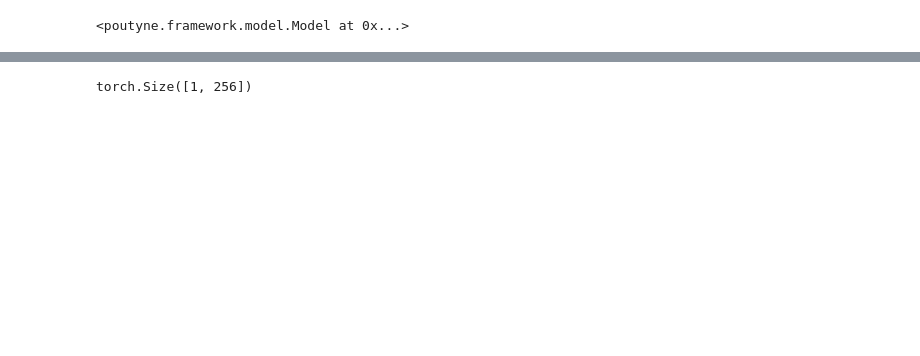
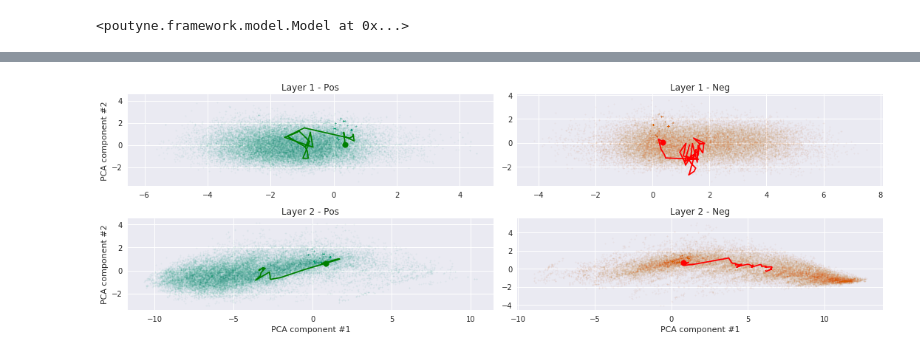
Before and after one commit to atremblay/mat6115, a Jupyter notebook: 2- Analysis.ipynb, the cells around one changed output, grey strips where cells are left out. Saved outputs shown, nothing was run; the diff lists cells and outputs as text; code cells hidden in the pictures; blank space fills up the shorter version.

```diff
--- a/2- Analysis.ipynb
+++ b/2- Analysis.ipynb
@@ -105,16 +135,0 @@ for i in range(num_layers):
-# %%
-pca_vanilla_2 = [PCA(n_components=2) for _ in range(num_layers)]
-pca_trained_2 = [PCA(n_components=2) for _ in range(num_layers)]
-
-
-vanilla = np.empty((num_layers, vanilla_hidden_states.shape[1], 2))
-trained = np.empty((num_layers, trained_hidden_states.shape[1], 2))
-for i in range(vanilla_hidden_states.shape[0]):
-    vanilla[i] = pca_vanilla_2[i].fit_transform(vanilla_hidden_states[i])
-    trained[i] = pca_trained_2[i].fit_transform(trained_hidden_states[i])
-
-with open(SAVE_PATH / 'pca_trained_2.pkl', 'wb') as pca_trained_file:
-    pickle.dump(pca_trained_2, pca_trained_file)
-
-with open(SAVE_PATH / 'pca_vanilla_2.pkl', 'wb') as pca_vanilla_file:
-    pickle.dump(pca_vanilla_2, pca_vanilla_file)
@@ -277,4 +136,52 @@ for layer in trained_hidden_states:
-# %%
-state.shape
-# %% [output]
-torch.Size([1, 256])
+# %%
+fig, ax = plt.subplots(num_layers, 2, figsize=(15, 2.5*num_layers))
+pos_idx = vanilla_ground_truth == LABEL.vocab.stoi['pos']
+neg_idx = vanilla_ground_truth == LABEL.vocab.stoi['neg']
+GREEN = "#009E73"
+RED = "#D55E00"
+
+
+pos_text_hidden_states = hidden_state_for_text(
+    trained_model,
+    (
+        "It is by far one of the best comic book adaptations ever. "
+        "I liked this one even more than X-men."
+    )
+)
+neg_text_hidden_states = hidden_state_for_text(
+    trained_model,
+    (
+        "First of all I hate those moronic rappers, who couldn't act if they had "
+         "a gun pressed against their foreheads. All they do is curse and shoot "
+         "each other and acting like cliché'e version of gangsters."
+    )
+)
+
+if num_layers == 1:
+    ax = [ax]
+for i in range(num_layers):
+    ax1 = ax[i][0]
+    ax2 = ax[i][1]
+
+    ax1.scatter(trained_data[i][pos_idx, 0], trained_data[i][pos_idx, 1], c=GREEN, alpha=0.05, s=2)
+    ax1.set_title(f'Layer {i+1} - Pos')
+    ax1.set_ylabel("PCA component #2")
+
+    ax2.scatter(trained_data[i][neg_idx, 0], trained_data[i][neg_idx, 1], c=RED, alpha=0.05, s=2)
+    ax2.set_title(f'Layer {i+1} - Neg')
+
+    pos = pca_trained_2[i].transform(pos_text_hidden_states[i])
+    neg = pca_trained_2[i].transform(neg_text_hidden_states[i])
+
+    ax1.plot(pos[:, 0], pos[:, 1], c='g')
+    ax2.plot(neg[:, 0], neg[:, 1], c='r')
+
+    # Splot starting point
+    ax1.scatter(pos[0, 0], pos[0, 1], c='g', s=60)
+    ax2.scatter(neg[0, 0], neg[0, 1], c='r', s=60)
+
+ax1.set_xlabel("PCA component #1")
+ax2.set_xlabel("PCA component #1")
+plt.tight_layout()
+# %% [output]
+[figure, added]
```
Also changed, not shown: parts of 27 cells of this notebook, 6 other files.
